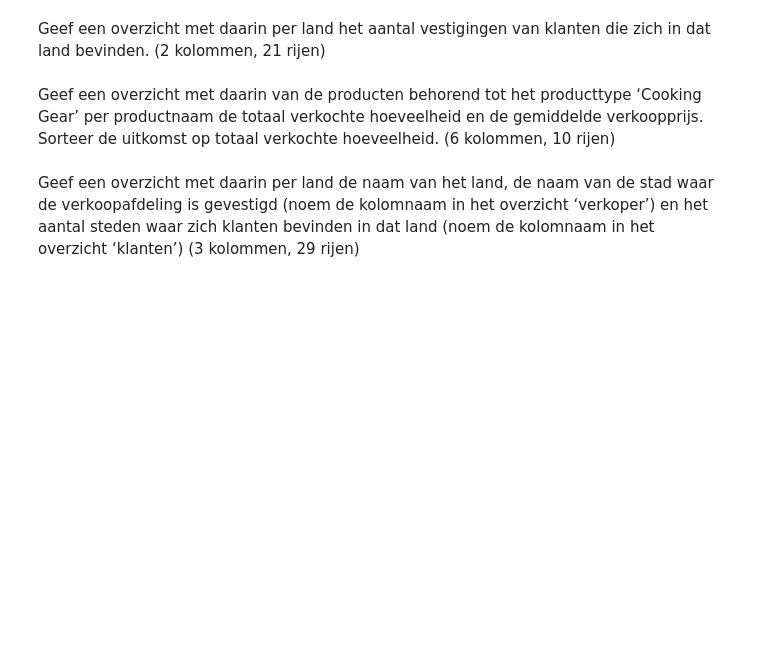
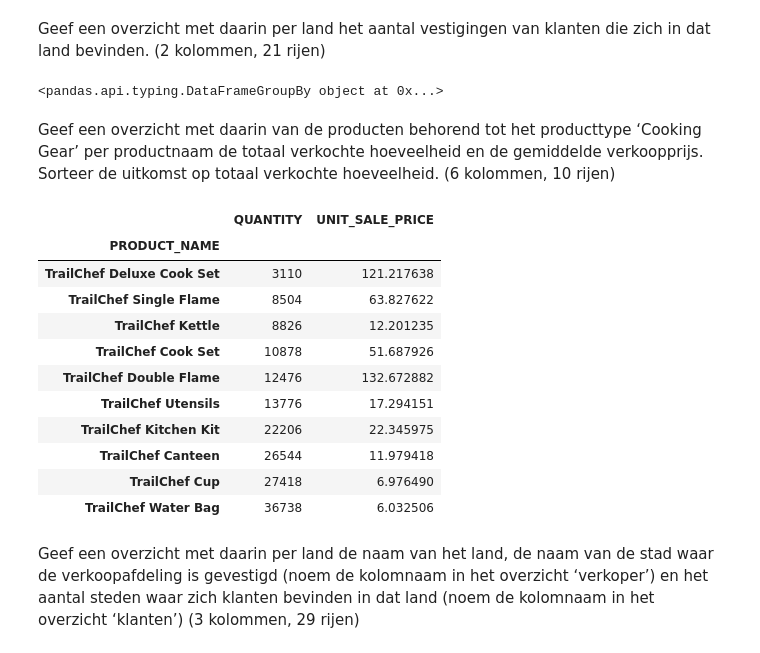
Before and after one commit to Alexanderdeweger/DEAI_portfolio, a Jupyter notebook: Week1/1.3/Opdrachten Alexander.ipynb, the cells around one changed output. Drawn from its saved outputs; the diff is of its cells as text; code cells hidden in the pictures; blank space fills up the shorter version.

```diff
--- a/Week1/1.3/Opdrachten Alexander.ipynb
+++ b/Week1/1.3/Opdrachten Alexander.ipynb
@@ -195,6 +396,30 @@ Geef een overzicht met daarin per producttype het aantal producten die tot dat p
 # %% [markdown]
 Geef een overzicht met daarin per land het aantal vestigingen van klanten die zich in dat land bevinden. (2 kolommen, 21 rijen)
+# %%
+merge8 = pd.merge(countries, retailer_sites, how='left')
+merge8.groupby('COUNTRY')['RETAILER_CODE'].count()
+# %% [output]
+<pandas.api.typing.DataFrameGroupBy object at 0x...>
 # %% [markdown]
 Geef een overzicht met daarin van de producten behorend tot het producttype ‘Cooking Gear’ per productnaam de totaal verkochte hoeveelheid en de gemiddelde verkoopprijs. Sorteer de uitkomst op totaal verkochte hoeveelheid. (6 kolommen, 10 rijen)
+# %%
+merge9 = pd.merge(product_types, pd.merge(pd.merge(order_details, order_headers), products), how='left')
+merge9Filter = merge9['PRODUCT_TYPE_EN'] == 'Cooking Gear'
+
+merge9 = merge9.loc[(merge9Filter), ['PRODUCT_NAME', 'QUANTITY', 'UNIT_SALE_PRICE']].groupby('PRODUCT_NAME').agg({'QUANTITY': 'sum', 'UNIT_SALE_PRICE': 'mean' })
+merge9.sort_values('QUANTITY')
+# %% [output]
+|  | QUANTITY | UNIT_SALE_PRICE |
+| PRODUCT_NAME |  |  |
+| TrailChef Deluxe Cook Set | 3110 | 121.217638 |
+| TrailChef Single Flame | 8504 | 63.827622 |
+| TrailChef Kettle | 8826 | 12.201235 |
+| TrailChef Cook Set | 10878 | 51.687926 |
+| TrailChef Double Flame | 12476 | 132.672882 |
+| TrailChef Utensils | 13776 | 17.294151 |
+| TrailChef Kitchen Kit | 22206 | 22.345975 |
+| TrailChef Canteen | 26544 | 11.979418 |
+| TrailChef Cup | 27418 | 6.976490 |
+| TrailChef Water Bag | 36738 | 6.032506 |
 # %% [markdown]
 Geef een overzicht met daarin per land de naam van het land, de naam van de stad waar de verkoopafdeling is gevestigd (noem de kolomnaam in het overzicht ‘verkoper’) en het aantal steden waar zich klanten bevinden in dat land (noem de kolomnaam in het overzicht ‘klanten’) (3 kolommen, 29 rijen)
```
Also changed, not shown: parts of 24 cells of this notebook.
